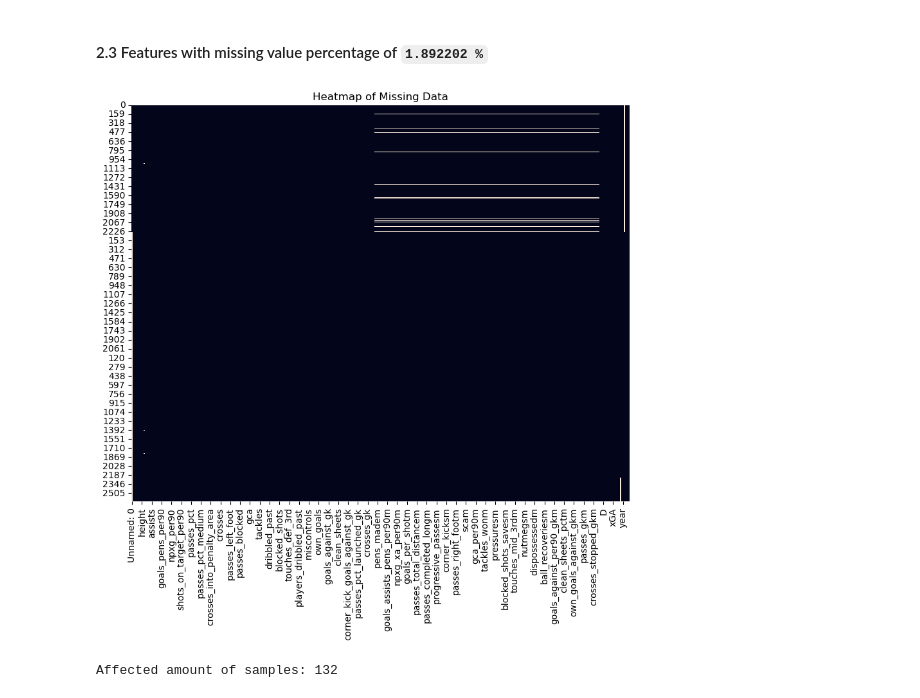
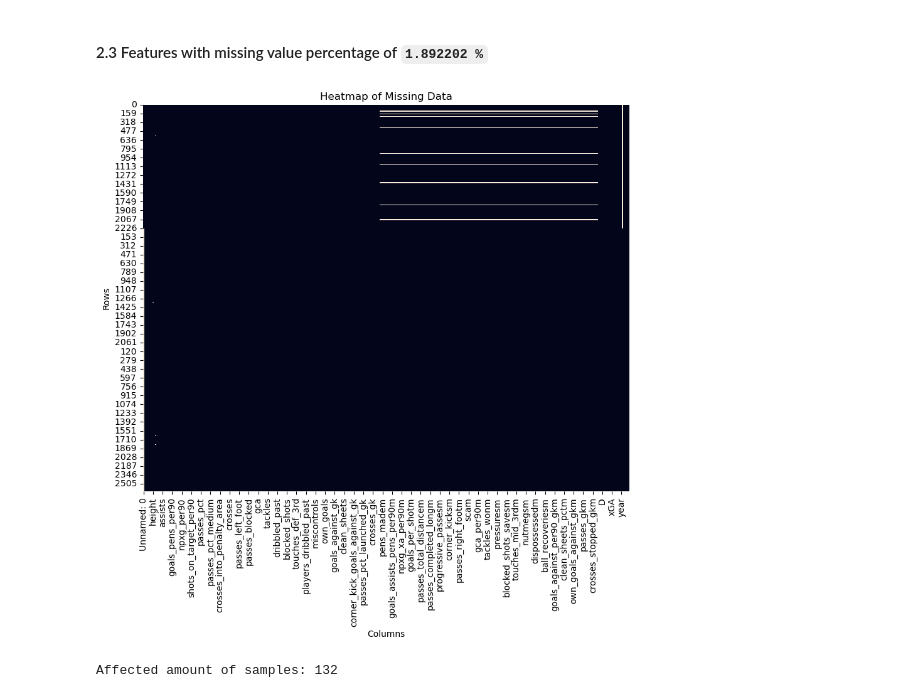
Before and after one commit to samke01/hsaalen-datamining, a Jupyter notebook: Regression/Regression_Data_Cleaning.ipynb, the cells around one changed output. Cells and saved outputs as stored; diff of their text form; code cells hidden in the pictures.

Commit message:
Slight update
-last eda adjustments didnt get committed properly
- started advanced modelling with parameter tuning and reduction of features

```diff
--- a/Regression/Regression_Data_Cleaning.ipynb
+++ b/Regression/Regression_Data_Cleaning.ipynb
@@ -249,0 +242,20 @@ plt.show()
+# %%
+def plot_missing_data_heatmap(df, figsize=(10, 8), title='Heatmap of Missing Data'):
+    """
+    Plots a heatmap indicating the presence of missing data in each cell of a DataFrame.
+
+    Parameters:
+    - df (DataFrame): The pandas DataFrame to visualize.
+    - figsize (tuple): A tuple representing the figure size, default is (10, 8).
+    - title (str): The title of the plot, default is 'Heatmap of Missing Data'.
+
+    Returns:
+    - None: Displays the heatmap.
+    """
+    plt.figure(figsize=figsize)
+    # Create a heatmap to visualize the missing values in the DataFrame
+    sns.heatmap(df.isnull(), cbar=False)
+    plt.title(title)
+    plt.xlabel('Columns')
+    plt.ylabel('Rows')
+    plt.show()
@@ -486,0 +558,10 @@ Length: 188, dtype: float64
+# %%
+# Step 1: Map each unique player name to a new unique ID
+player_ids = {name: i for i, name in enumerate(df['player'].unique(), start=1)}
+df['player_id'] = df['player'].map(player_ids)
+
+# Step 2: Create a combined ID using the consistent player ID and the year
+df['player_year_id'] = df['player_id'].astype(str) + '_' + df['year'].astype(str)
+
+# Example to display the changes for a specific player like 'Lionel Messi'
+print(df[['player', 'year', 'player_id', 'player_year_id']][df['player'] == "Lionel Messi"])
@@ -527,5 +613,7 @@ This measure will ensure that our modeling efforts are concentrated on features
 # %%
-columns_to_remove.extend(['CLBestScorer']) # Add the column to the list of columns to remove
+# Imputing missing values with the most frequent value
+most_frequent_value = df['CLBestScorer'].mode().values[0]
+df['CLBestScorer'] = df['CLBestScorer'].fillna(most_frequent_value)
 # %%
 _ = print_missing_values(df)
 # %% [output]
@@ -547,13 +635,9 @@ It is very interesting that 183 features share the same percentage of missing va
 # %% [markdown]
 #### 2.3 Features with missing value percentage of `1.892202 %`<a name = "sub23"></a>
 # %%
-# Heatmap of missing values to explore dependencies
-plt.figure(figsize=(10, 8))
-sns.heatmap(df.isnull(), cbar=False)
-plt.title('Heatmap of Missing Data')
-plt.show()
+plot_missing_data_heatmap(df)
 # %% [output]
-[figure, old version]
+[figure, new version]
 # %%
 print(f"Affected amount of samples: {df['tackles_wonm'].isnull().sum()}")
 # %% [output]
```
Also changed, not shown: parts of 45 cells of this notebook, 10 other files.
